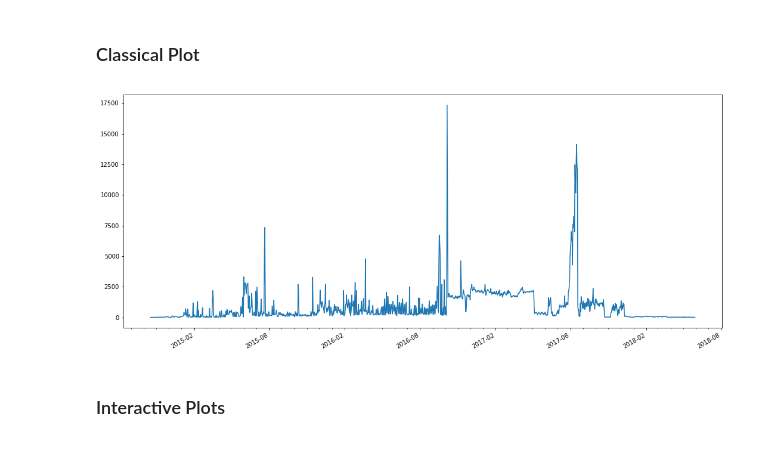
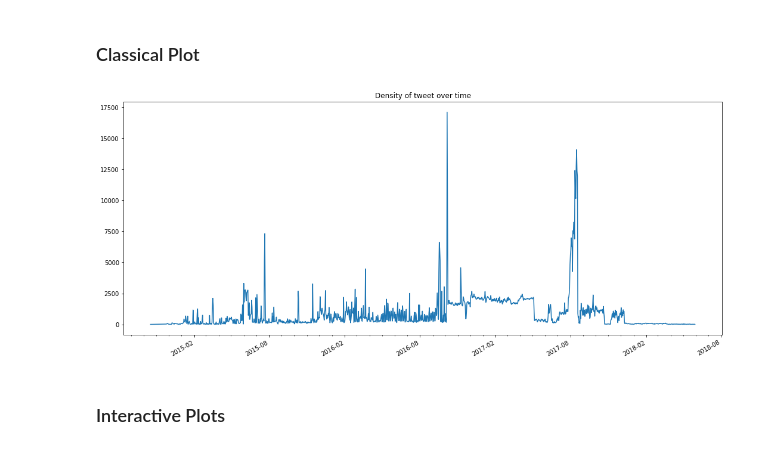
Before and after one commit to Jprost/ADA-Proj-18, a Jupyter notebook: Plot and Word Analysis.ipynb, the cells around one changed output. Saved outputs shown, nothing was run; the diff lists cells and outputs as text; code cells hidden in the pictures.

Commit message:
Word and Data

```diff
--- a/Plot and Word Analysis.ipynb
+++ b/Plot and Word Analysis.ipynb
@@ -32,9 +58,14 @@ def cleaning_plot(df,dataset):
 
     return df_tmp
 # %%
-data='Data/russian-troll-tweets/IRAhandle_tweets_'
+DATA_FOLDER = 'Data/'
+TWEET_DATA = 'russian-troll-tweets/IRAhandle_tweets_'
+APPROVAL_DATA = 'approval_polllist.csv'
+CAMPAIGN_POLLS = 'presidential_polls.csv'
 
-df=pd.DataFrame()
+tweet_data = pd.DataFrame()
+
+# The dataset is composed of 9 sub_datasets
 for dataset in range(1,9):
-    df_tmp=cleaning_plot(pd.read_csv(data+str(dataset)+'.csv'), dataset)
-    df=df.append(df_tmp)
+    df_tmp = cleaning_plot(pd.read_csv(DATA_FOLDER + TWEET_DATA + str(dataset) + '.csv'), dataset)
+    tweet_data = tweet_data.append(df_tmp, ignore_index=True)
@@ -43,18 +145,20 @@ for dataset in range(1,9):
 # %%
  #plotting goodies
 years = mdates.YearLocator()   # every year
 months = mdates.MonthLocator(interval=1)  # every month
 yearsFmt = mdates.DateFormatter('%Y-%m')
 
-ax=df.publish_date.value_counts().sort_index().plot(figsize=(18,8),legend=False)
+ax = tweet_data.publish_date.value_counts().sort_index().plot(figsize=(18,8),legend=False)
 
 # format the ticks
 ax.xaxis.set_major_locator(mdates.MonthLocator(interval=6))
 ax.xaxis.set_major_formatter(yearsFmt)
 ax.xaxis.set_minor_locator(months)
 ax.format_xdata = mdates.DateFormatter('%Y-%m-%d')
+ax.set_title('Density of tweet over time')
+plt.show()
 # %% [output]
-[figure, old version]
+[figure, new version]
 # %%
 #df_charlotte=df[(df.publish_date>dt.datetime(2017,8,11,0,0,0)) & (df.publish_date<dt.datetime(2017,8,13,0,0,0)) & (df.account_category=='RightTroll')]
 # %% [markdown]
```
Also changed, not shown: parts of 20 cells of this notebook, 2 other files.
